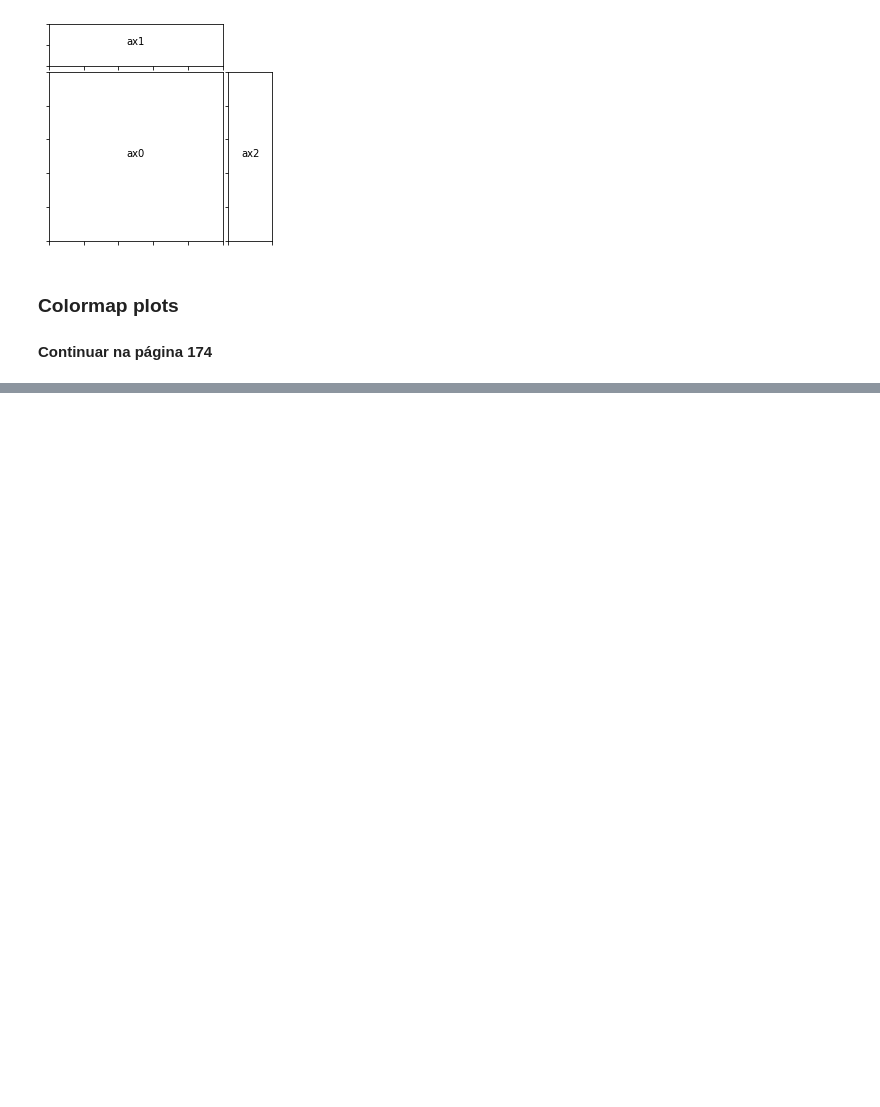
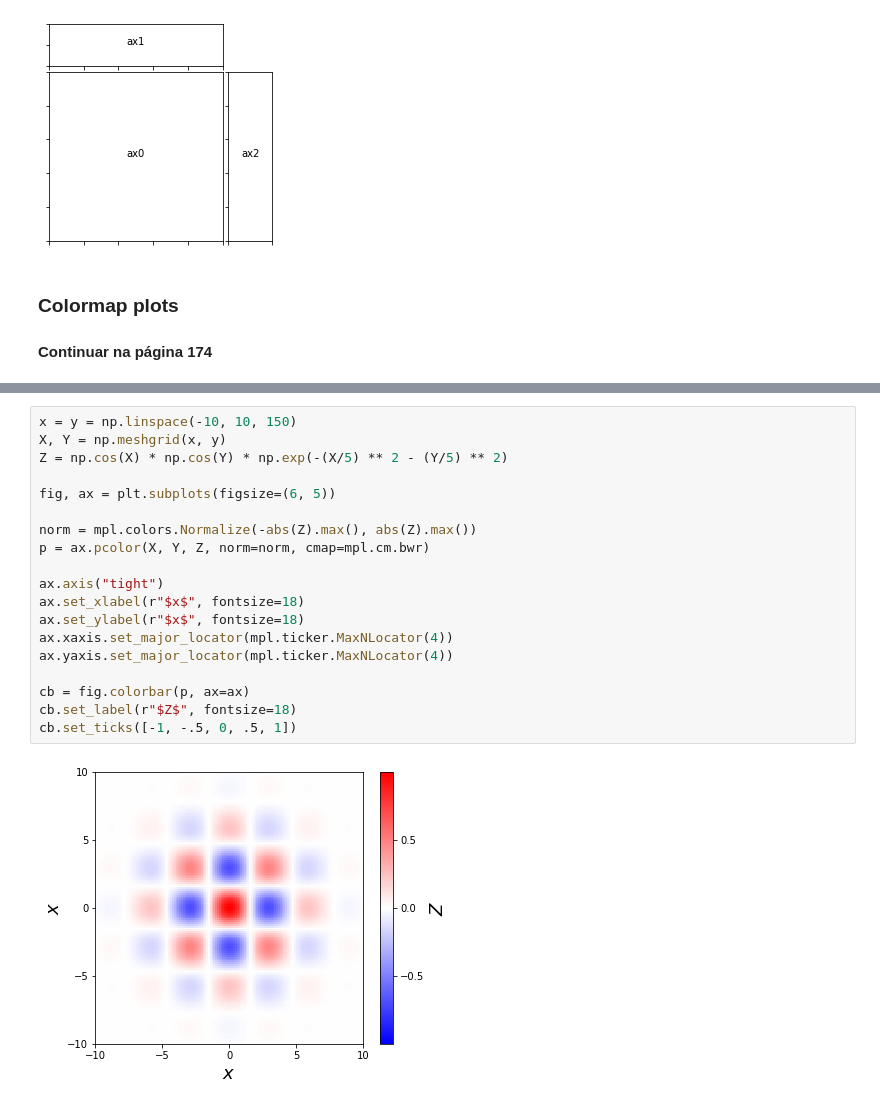
Before and after one commit to astropingo/Numerical-Python-Book, a Jupyter notebook: Chapter 04 - Plotting and Visualization.ipynb, the cells around one changed output, grey strips where cells are left out. Saved outputs shown, nothing was run; the diff lists cells and outputs as text; blank space fills up the shorter version.

```diff
--- a/Chapter 04 - Plotting and Visualization.ipynb
+++ b/Chapter 04 - Plotting and Visualization.ipynb
@@ -515,0 +591,21 @@ axes = [ax0, ax1, ax2]
+# %%
+x = y = np.linspace(-10, 10, 150)
+X, Y = np.meshgrid(x, y)
+Z = np.cos(X) * np.cos(Y) * np.exp(-(X/5) ** 2 - (Y/5) ** 2)
+
+fig, ax = plt.subplots(figsize=(6, 5))
+
+norm = mpl.colors.Normalize(-abs(Z).max(), abs(Z).max())
+p = ax.pcolor(X, Y, Z, norm=norm, cmap=mpl.cm.bwr)
+
+ax.axis("tight")
+ax.set_xlabel(r"$x$", fontsize=18)
+ax.set_ylabel(r"$x$", fontsize=18)
+ax.xaxis.set_major_locator(mpl.ticker.MaxNLocator(4))
+ax.yaxis.set_major_locator(mpl.ticker.MaxNLocator(4))
+
+cb = fig.colorbar(p, ax=ax)
+cb.set_label(r"$Z$", fontsize=18)
+cb.set_ticks([-1, -.5, 0, .5, 1])
+# %% [output]
+[figure, added]
```
Also changed, not shown: parts of 3 cells of this notebook.
